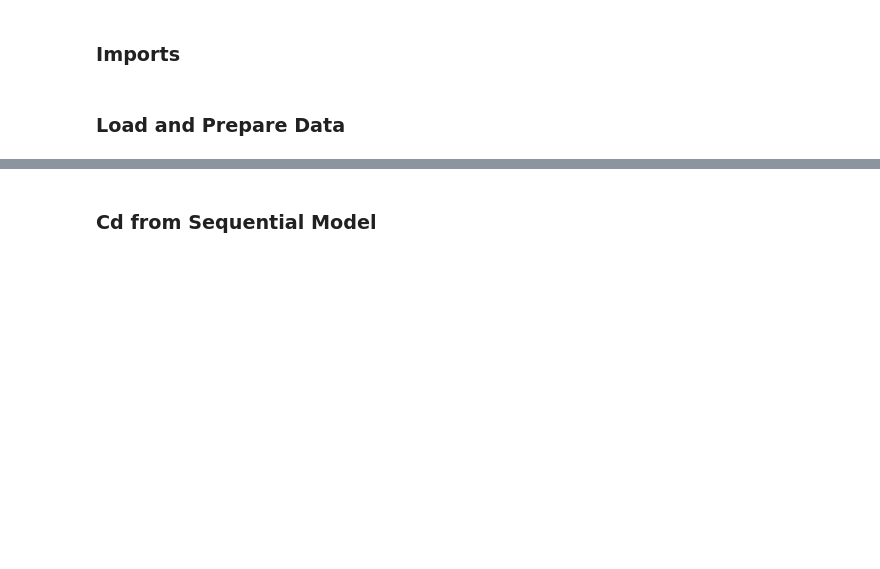
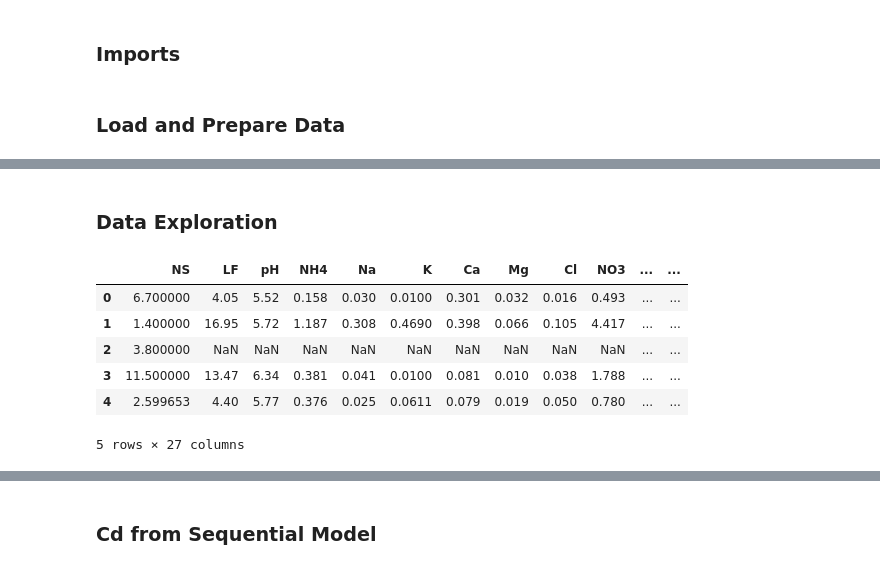
Before and after one commit to fambrogi/DataStewardshipSS2026, a Jupyter notebook: notebooks/predict_heavymetal_precipitation.ipynb, the cells around one changed output, grey strips where cells are left out. Cells and saved outputs as stored; diff of their text form; code cells hidden in the pictures; blank space fills up the shorter version.

```diff
--- a/notebooks/predict_heavymetal_precipitation.ipynb
+++ b/notebooks/predict_heavymetal_precipitation.ipynb
@@ -99,0 +101,12 @@ Loaded CSV data
+# %% [markdown]
+### Data Exploration
+# %%
+df.head()
+# %% [output]
+|  | NS | LF | pH | NH4 | Na | K | Ca | Mg | Cl | NO3 | ... | ... |
+| 0 | 6.700000 | 4.05 | 5.52 | 0.158 | 0.030 | 0.0100 | 0.301 | 0.032 | 0.016 | 0.493 | ... | ... |
+| 1 | 1.400000 | 16.95 | 5.72 | 1.187 | 0.308 | 0.4690 | 0.398 | 0.066 | 0.105 | 4.417 | ... | ... |
+| 2 | 3.800000 | NaN | NaN | NaN | NaN | NaN | NaN | NaN | NaN | NaN | ... | ... |
+| 3 | 11.500000 | 13.47 | 6.34 | 0.381 | 0.041 | 0.0100 | 0.081 | 0.010 | 0.038 | 1.788 | ... | ... |
+| 4 | 2.599653 | 4.40 | 5.77 | 0.376 | 0.025 | 0.0611 | 0.079 | 0.019 | 0.050 | 0.780 | ... | ... |
+5 rows × 27 columns
```
Also changed, not shown: parts of 16 cells of this notebook.
